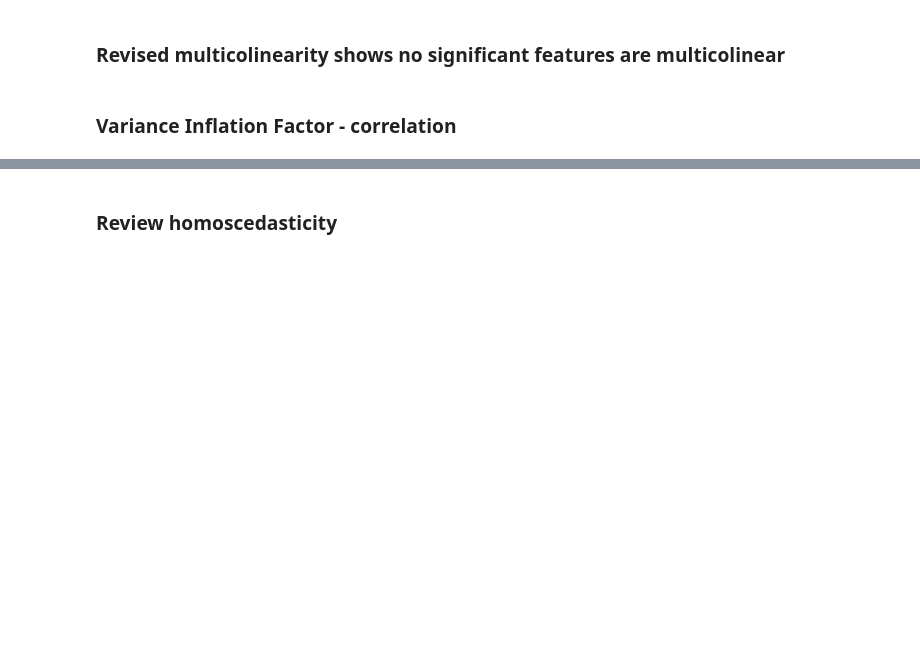
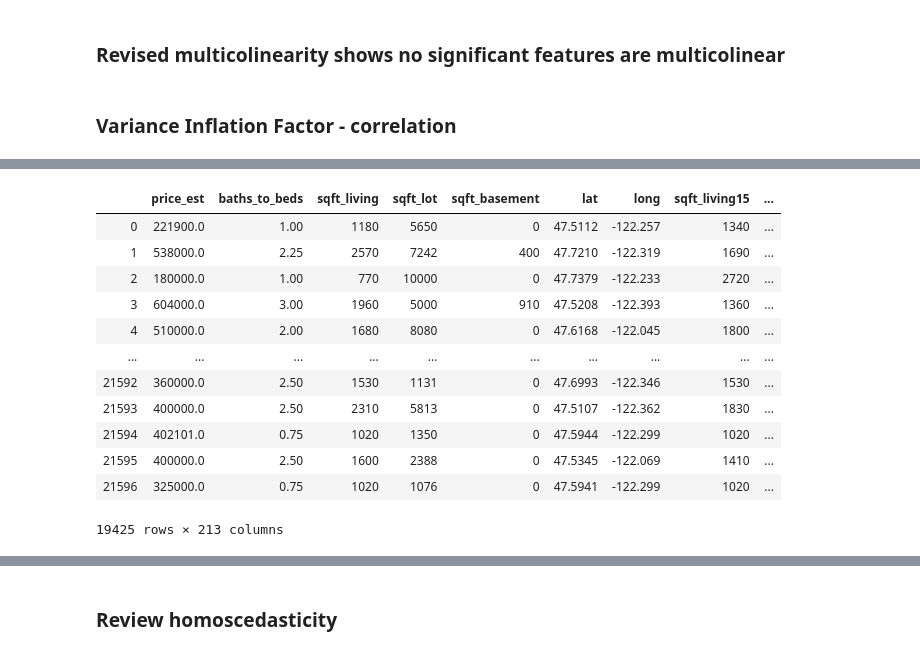
Before and after one commit to israeljls-j/dsc-mod-2-project-v2-1-onl01-dtsc-ft-070620, a Jupyter notebook: student.ipynb, the cells around one changed output, grey strips where cells are left out. Drawn from its saved outputs; the diff is of its cells as text; code cells hidden in the pictures; blank space fills up the shorter version.

```diff
--- a/student.ipynb
+++ b/student.ipynb
@@ -527,0 +915,3 @@ vif.round(1)
+# %%
+
+cat_columns = ['bedrooms', 'floors', 'waterfront', 'viewed_by_buyer', 'condition', 'grade', 'yr_built', 'zipcode']
@@ -527,0 +929,5 @@ vif.round(1)
+# %%
+# Label encode
+df['floors'] = df['floors'].astype('category')
+df['floors'] = df['floors'].cat.codes
+df['floors'].value_counts(normalize=True)
@@ -527,0 +988,17 @@ vif.round(1)
+# %%
+df_dummies = pd.get_dummies(df,columns=cat_columns,drop_first=True)
+df_dummies
+# %% [output]
+|  | price_est | baths_to_beds | sqft_living | sqft_lot | sqft_basement | lat | long | sqft_living15 | ... |
+| 0 | 221900.0 | 1.00 | 1180 | 5650 | 0 | 47.5112 | -122.257 | 1340 | ... |
+| 1 | 538000.0 | 2.25 | 2570 | 7242 | 400 | 47.7210 | -122.319 | 1690 | ... |
+| 2 | 180000.0 | 1.00 | 770 | 10000 | 0 | 47.7379 | -122.233 | 2720 | ... |
+| 3 | 604000.0 | 3.00 | 1960 | 5000 | 910 | 47.5208 | -122.393 | 1360 | ... |
+| 4 | 510000.0 | 2.00 | 1680 | 8080 | 0 | 47.6168 | -122.045 | 1800 | ... |
+| ... | ... | ... | ... | ... | ... | ... | ... | ... | ... |
+| 21592 | 360000.0 | 2.50 | 1530 | 1131 | 0 | 47.6993 | -122.346 | 1530 | ... |
+| 21593 | 400000.0 | 2.50 | 2310 | 5813 | 0 | 47.5107 | -122.362 | 1830 | ... |
+| 21594 | 402101.0 | 0.75 | 1020 | 1350 | 0 | 47.5944 | -122.299 | 1020 | ... |
+| 21595 | 400000.0 | 2.50 | 1600 | 2388 | 0 | 47.5345 | -122.069 | 1410 | ... |
+| 21596 | 325000.0 | 0.75 | 1020 | 1076 | 0 | 47.5941 | -122.299 | 1020 | ... |
+19425 rows × 213 columns
```
Also changed, not shown: parts of 147 cells of this notebook.
